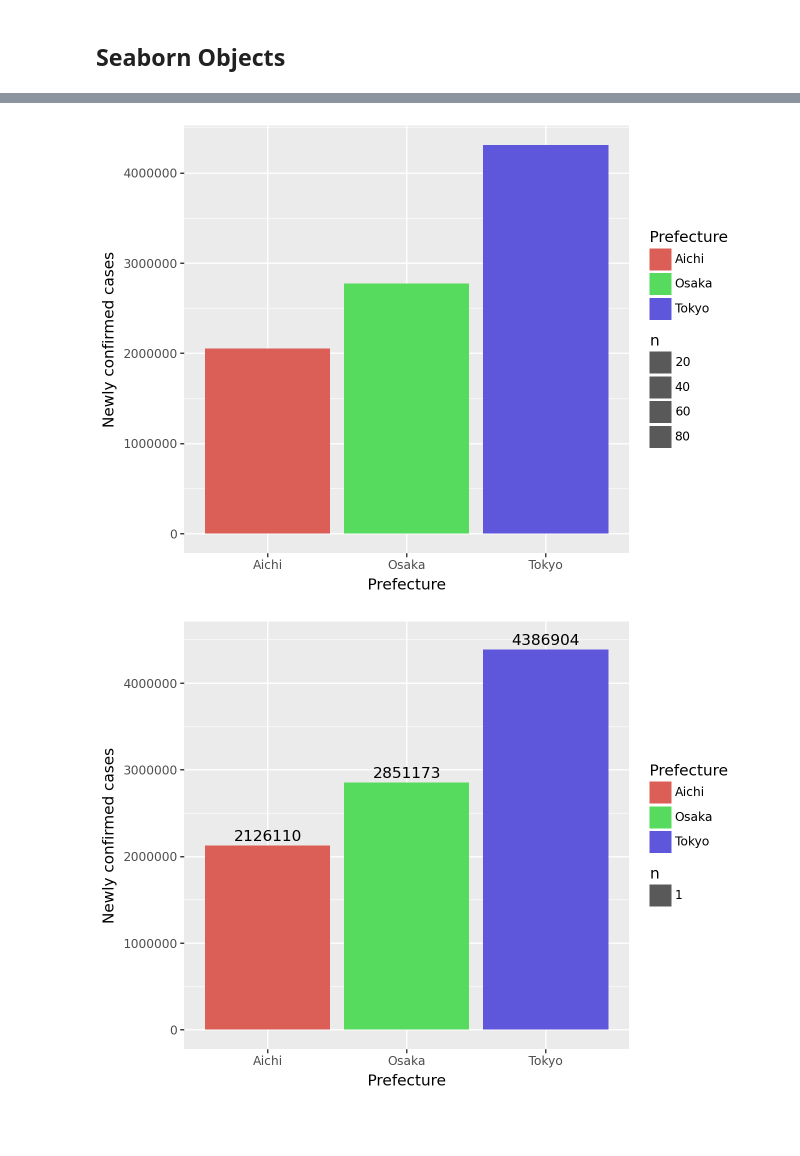
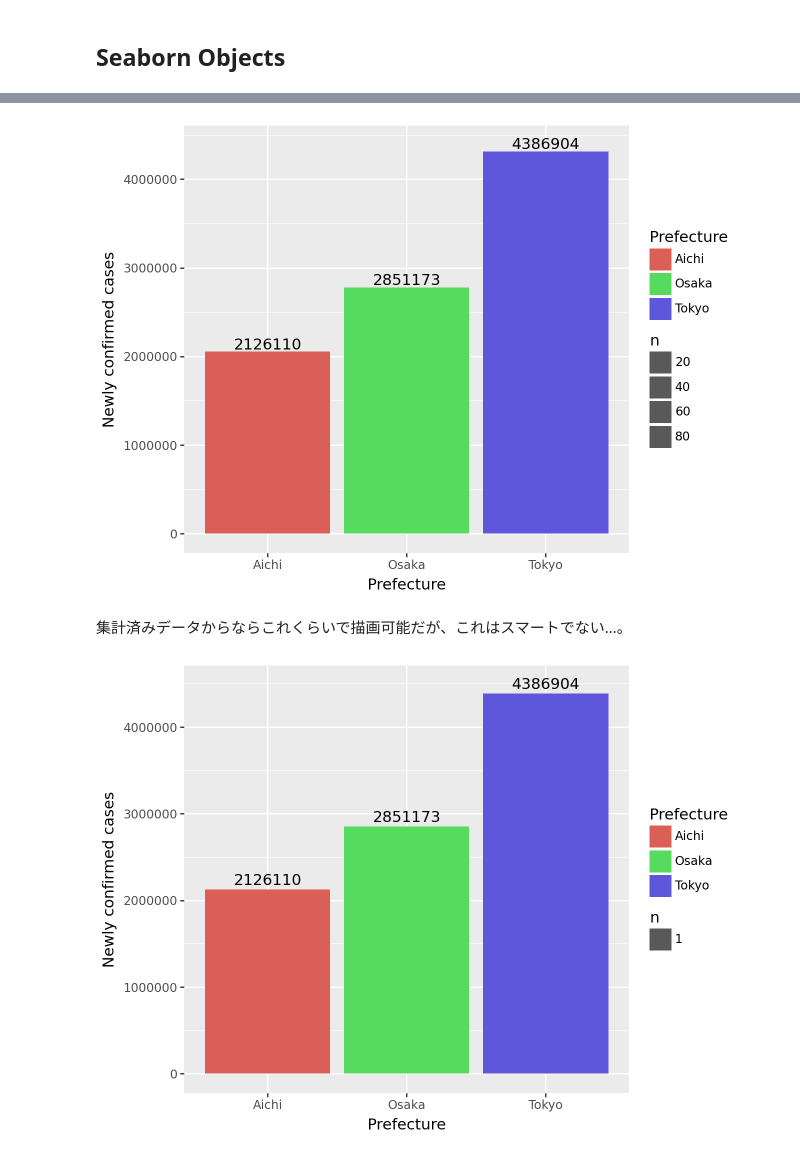
Before and after one commit to Kaz-Kawashima/PythonDataVisualization, a Jupyter notebook: BarPlots.ipynb, the cells around one changed output, grey strips where cells are left out. Saved outputs shown, nothing was run; the diff lists cells and outputs as text; code cells hidden in the pictures; blank space fills up the shorter version.

```diff
--- a/BarPlots.ipynb
+++ b/BarPlots.ipynb
@@ -66,16 +70,16 @@ https://plotnine.org/tutorials/miscellaneous-show-counts-and-percentages-for-bar
 # %%
 from plotnine import *
 
 # データとプロット対象を指定
 g = ggplot(data, aes(x="Prefecture", y='Newly confirmed cases', fill="Prefecture"))
 # グラフの種類を指定
 g += geom_bar(stat="sum")
-# g += geom_text(aes(label=after_stat("sum")), nudge_y=10000)
+g += stat_summary(aes(label ='stat(y)'), fun_y=sum, geom="text")
 g #描画
-
-# https://plotnine.readthedocs.io/en/stable/tutorials/miscellaneous-show-counts-and-percentages-for-bar-plots.html
 # %% [output]
-[figure, old version]
+[figure, new version]
+# %% [markdown]
+集計済みデータからならこれくらいで描画可能だが、これはスマートでない…。
 # %%
 from plotnine import *
 
```
Also changed, not shown: parts of 4 cells of this notebook, 2 other files.
